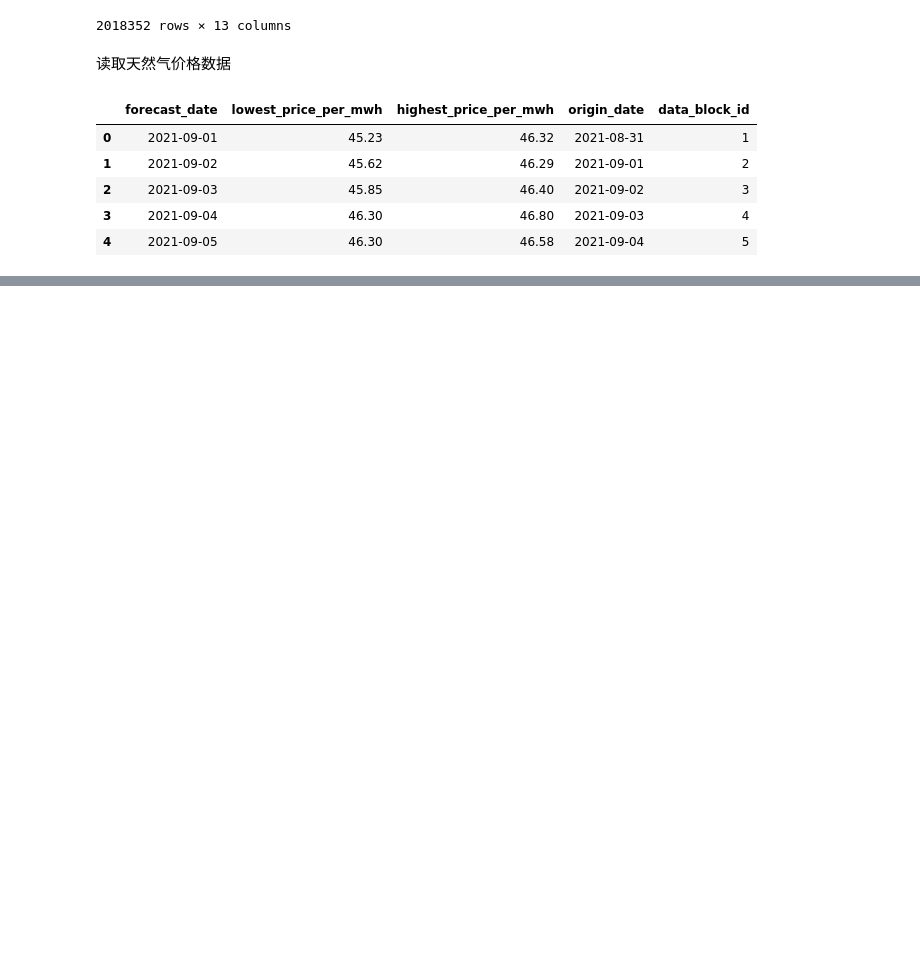
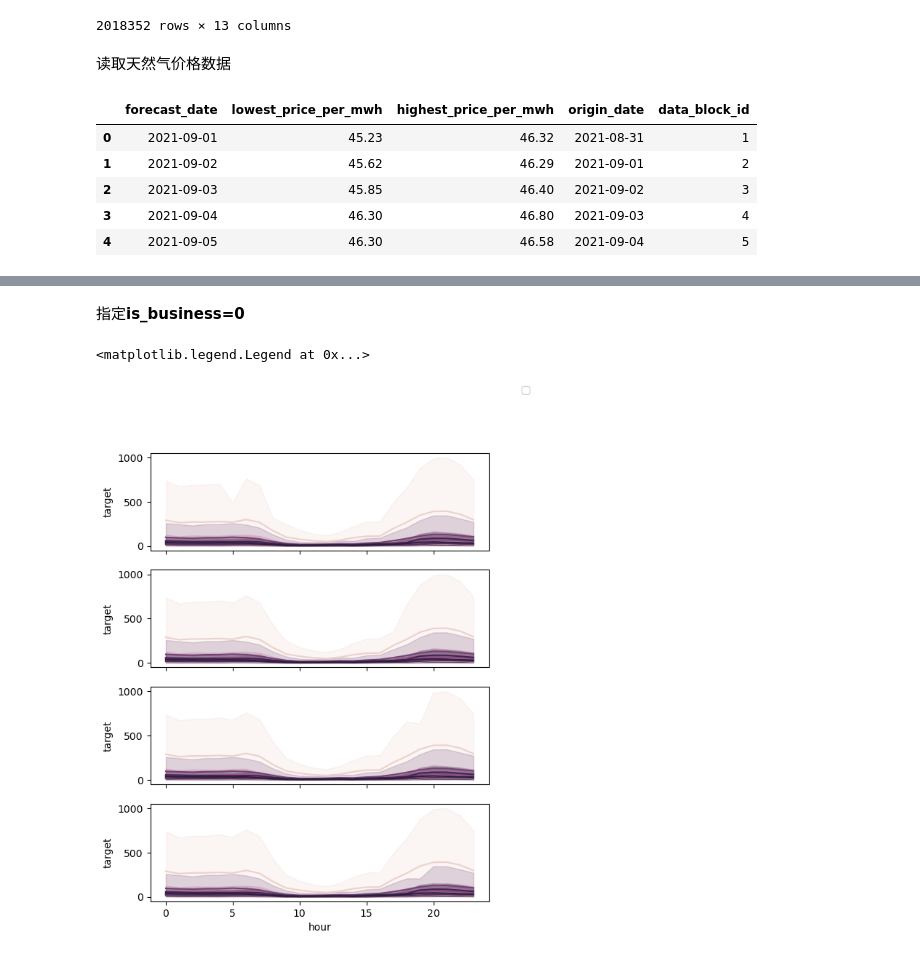
Before and after one commit to Accoutant/kaggle_competition, a Jupyter notebook: data_process/data_analysis.ipynb, the cells around one changed output, grey strips where cells are left out. Saved outputs shown, nothing was run; the diff lists cells and outputs as text; code cells hidden in the pictures; blank space fills up the shorter version.

```diff
--- a/data_process/data_analysis.ipynb
+++ b/data_process/data_analysis.ipynb
@@ -70,0 +140,12 @@ gas_prices.head()
+# %% [markdown]
+指定**is_business=0**
+# %%
+figure, axes = plt.subplots(4, 1, sharex=True, figsize=(6, 8))
+data = train_corr_hour[train_corr_hour['is_business'] == 0]
+for i, ax in enumerate(axes.ravel()):
+    axsub = sns.lineplot(data=data, x='hour', y='target', hue='county' ,ax=ax, legend=False)
+lines, labels = figure.axes[-1].get_legend_handles_labels()   # 从最后一个子图获得
+figure.legend(lines, labels)
+# %% [output]
+<matplotlib.legend.Legend at 0x...>
+[figure, added]
```
Also changed, not shown: parts of 15 cells of this notebook.
